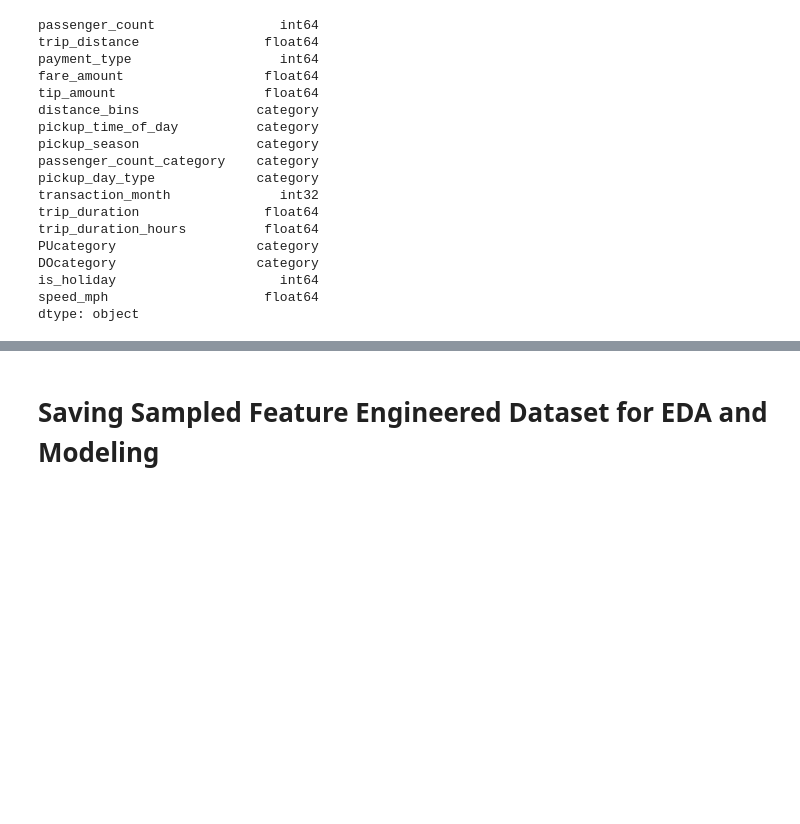
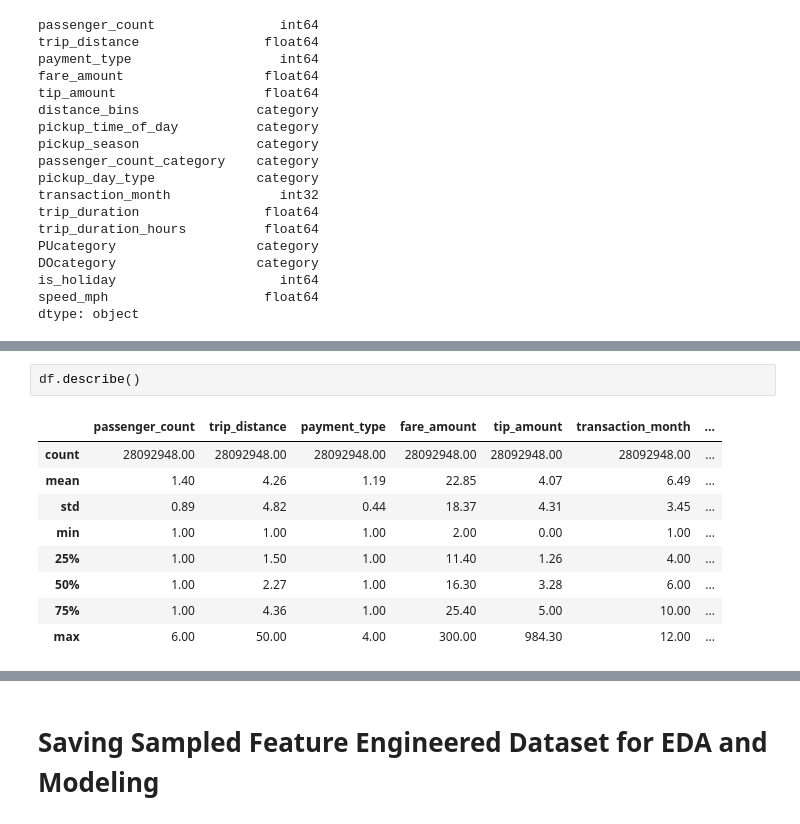
Before and after one commit to doli99/Advanced_Data_Analytics_Advanced_Programming_UNIL_MsCM_BA_Mariam_Dolidze_2024, a Jupyter notebook: 3. Feature_Engineering&Sampling.ipynb, the cells around one changed output, grey strips where cells are left out. Saved outputs shown, nothing was run; the diff lists cells and outputs as text; blank space fills up the shorter version.

```diff
--- a/3. Feature_Engineering&Sampling.ipynb
+++ b/3. Feature_Engineering&Sampling.ipynb
@@ -1151,0 +1144,12 @@ To ensure each time segment and season is adequately represented, the dataset ca
+# %%
+df.describe()
+# %% [output]
+|  | passenger_count | trip_distance | payment_type | fare_amount | tip_amount | transaction_month | ... |
+| count | 28092948.00 | 28092948.00 | 28092948.00 | 28092948.00 | 28092948.00 | 28092948.00 | ... |
+| mean | 1.40 | 4.26 | 1.19 | 22.85 | 4.07 | 6.49 | ... |
+| std | 0.89 | 4.82 | 0.44 | 18.37 | 4.31 | 3.45 | ... |
+| min | 1.00 | 1.00 | 1.00 | 2.00 | 0.00 | 1.00 | ... |
+| 25% | 1.00 | 1.50 | 1.00 | 11.40 | 1.26 | 4.00 | ... |
+| 50% | 1.00 | 2.27 | 1.00 | 16.30 | 3.28 | 6.00 | ... |
+| 75% | 1.00 | 4.36 | 1.00 | 25.40 | 5.00 | 10.00 | ... |
+| max | 6.00 | 50.00 | 4.00 | 300.00 | 984.30 | 12.00 | ... |
```
Also changed, not shown: parts of 6 cells of this notebook.
